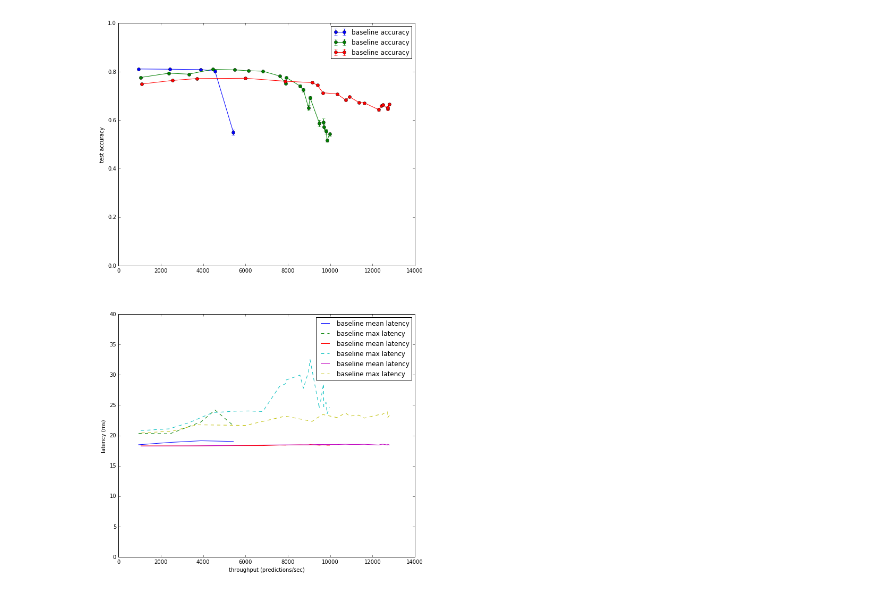
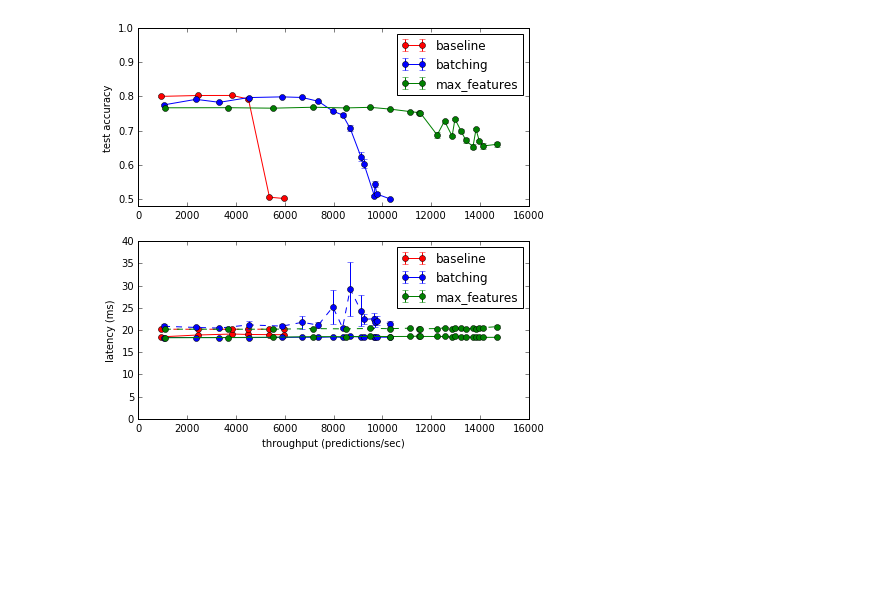
Before and after one commit to amplab/clipper-v0, a Jupyter notebook: analysis/end_to_end_eval.ipynb, the cells around one changed output. Cells and saved outputs as stored; diff of their text form; code cells hidden in the pictures; blank space fills up the shorter version.

```diff
--- a/analysis/end_to_end_eval.ipynb
+++ b/analysis/end_to_end_eval.ipynb
@@ -9,83 +9,81 @@ def analyze_run(t):
     accs = []
     thrus = []
     mean_lats = []
+    p99_lats = []
     max_lats = []
     # throw out first trial to let things warm up
     for i in range(1, len(t)):
         sp = t[i].split(", ")
-        accs.append(float(sp[0].split(": ")[1]))
-        thrus.append(float(sp[1].split(": ")[1]))
-        mean_lats.append(float(sp[2].split(": ")[1]))
-        max_lats.append(float(sp[3].split(": ")[1]))
+        accs.append(float(sp[0]))
+        thrus.append(float(sp[1]))
+        mean_lats.append(float(sp[2]))
+        p99_lats.append(float(sp[3]))
+        max_lats.append(float(sp[4]))
+
     acc_m, acc_err = np.mean(accs), np.std(accs)/(np.sqrt(len(t) - 1))
     thrus_m, thrus_err = np.mean(thrus), np.std(thrus)/(np.sqrt(len(t) - 1))
     mean_lats_m, mean_lats_err = np.mean(mean_lats), np.std(mean_lats)/(np.sqrt(len(t) - 1))
+    p99_lats_m, p99_lats_err = np.mean(p99_lats), np.std(p99_lats)/(np.sqrt(len(t) - 1))
     max_lats_m, max_lats_err = np.mean(max_lats), np.std(max_lats)/(np.sqrt(len(t) - 1))
-    return acc_m, acc_err, thrus_m, thrus_err, mean_lats_m, mean_lats_err, max_lats_m, max_lats_err
+    return acc_m, acc_err, thrus_m, thrus_err, mean_lats_m, mean_lats_err, p99_lats_m, p99_lats_err, max_lats_m, max_lats_err
 # %%
 path = os.path.abspath("../clipper_server/experiments_RAW/end_to_end_THRUPUT")
-res_files = ["baseline_CLEAN.txt", "batching_CLEAN.txt", "max_features_CLEAN.txt"]
-plt.figure(figsize=(10,18))
-for i in range(3):
+# plt.figure(figsize=(5,8))
+fig, (ax_acc, ax_lat) = plt.subplots(nrows=2, ncols=1, sharex=True, sharey=False)
+colors = ["r", "b", "g"]
+i = 0
+for fname in os.listdir(path):
     runs = []
-    with open(os.path.join(path,res_files[i])) as rf:
+    with open(os.path.join(path,fname), "rb") as rf:
         cur_exp = None
         for line in rf:
             if line.startswith("EXPERIMENT"):
                 if cur_exp is not None:
                     runs.append(cur_exp)
                 cur_exp = []
-            elif line.startswith("ACC"):
+            elif line.startswith("0."):
                 cur_exp.append(line.strip())
+        runs.append(cur_exp)
 
-
-
-
-        #return np.mean(accs)
-
-
-    acc_m, acc_err, thrus_m, thrus_err, mean_lats_m, mean_lats_err, max_lats_m, max_lats_err = zip(*[analyze_run(r) for r in runs])
+    acc_m, acc_err, thrus_m, thrus_err, mean_lats_m, mean_lats_err, p99_lats_m, p99_lats_err, max_lats_m, max_lats_err = zip(*[analyze_run(r) for r in runs])
     acc_m = np.array(acc_m)
     acc_err = np.array(acc_err)
     thrus_m = np.array(thrus_m)
     thrus_err = np.array(thrus_err)
     mean_lats_m = np.array(mean_lats_m)
     mean_lats_err = np.array(mean_lats_err)
+    p99_lats_m = np.array(p99_lats_m)
+    p99_lats_err = np.array(p99_lats_err)
     max_lats_m = np.array(max_lats_m)
     max_lats_err = np.array(max_lats_err)
 
+    ts = np.array(np.argsort(thrus_m))
+    label = fname[:-4]
+    c = colors[i % len(colors)]
+    ax_acc.errorbar(thrus_m[ts], acc_m[ts], yerr=acc_err[ts], fmt="%so-" % c, label="%s" % label)
+
+#     ax_lat = plt.subplot(212, sharex=ax_acc)
+    #ax_lat = ax_acc.twinx()
+    ax_lat.errorbar(thrus_m[ts], mean_lats_m[ts], yerr=mean_lats_err[ts], fmt="%so-" % c, label="%s" % label)
+    ax_lat.errorbar(thrus_m[ts], p99_lats_m[ts], yerr=p99_lats_err[ts], fmt="%so--" % c)
+#     ax_lat.errorbar(thrus_m[ts], p99_lats_m[ts], yerr=p99_lats_err[ts], fmt="%so--" % c, label="%s p99" % label)
 
 
+    i += 1
 
-
-    ts = np.array(np.argsort(thrus_m))
-
-    ax_acc = plt.subplot(211)
-    ax_acc.errorbar(thrus_m[ts], acc_m[ts], yerr=acc_err[ts], fmt="o-", label="baseline accuracy")
-
-    ax_acc.set_ylabel("test accuracy")
-    ax_acc.set_ylim((0.0, 1.0))
-    ax_acc.legend()
-    # for tl in ax_acc.get_yticklabels():
-    #     tl.set_color('r')
-    #ax_acc.legend(loc=0)
-
-    ax_lat = plt.subplot(212, sharex=ax_acc)
-    #ax_lat = ax_acc.twinx()
-    ax_lat.plot(thrus_m[ts], mean_lats_m[ts], "-", label="baseline mean latency")
-    ax_lat.plot(thrus_m[ts], max_lats_m[ts], "--", label="baseline max latency")
-    ax_lat.set_ylabel("latency (ms)")
-    ax_lat.set_xlabel("throughput (predictions/sec)")
-    ax_lat.legend()
-
-    ax_lat.set_ylim((0, 40))
-#ax_lat.legend(loc=0)
-# for tl in ax_lat.get_yticklabels():
-#     tl.set_color('b')
-
-#plt.set_size_inches(10,8)
-
-plt.savefig("test.pdf")
+fig.set_size_inches(7,7)
+ax_acc.set_ylabel("test accuracy")
+ax_acc.set_ylim((0.48, 1.0))
+ax_acc.legend(loc=0)
+ax_lat.set_ylabel("latency (ms)")
+ax_lat.set_xlabel("throughput (predictions/sec)")
+ax_lat.legend(loc=0)
+ax_lat.set_ylim((0, 40))
+fig.tight_layout
+ax_acc.set_xticklabels(range(0, 16001, 2000), visible=True)
+ax_lat.set_xticklabels(range(0, 16001, 2000), visible=True)
+# ax_lat.set_xticklabels(ax_lat.get_xticklabels(), visible=True)
+plt.savefig("/Users/crankshaw/Dropbox/Apps/ShareLaTeX/velox-centipede/vldb_2016/figs/endtoendeval.pdf")
 plt.show()
 # %% [output]
-[figure, old version]
+[figure, new version]
```
Also changed, not shown: 2 other files.
